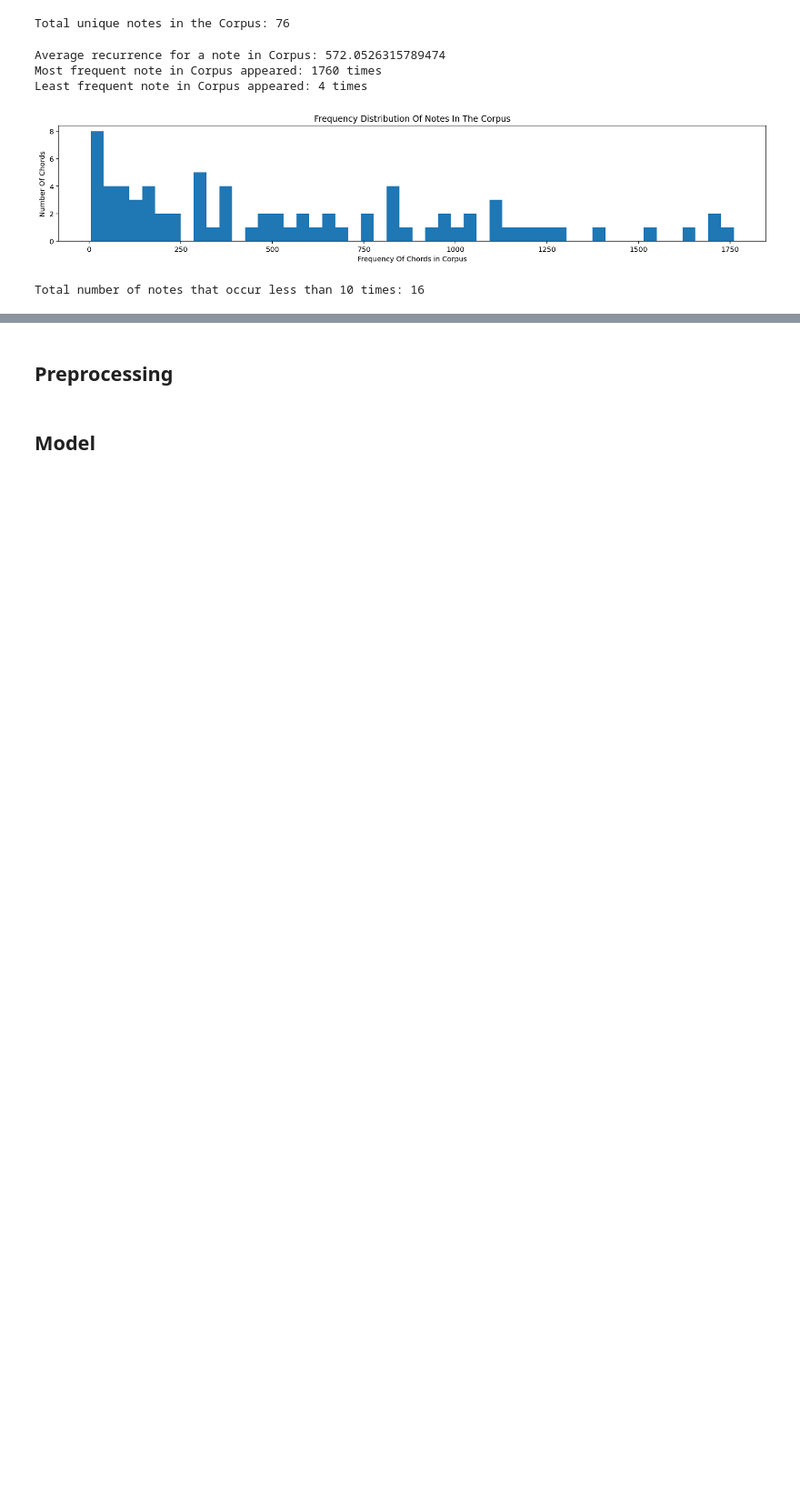
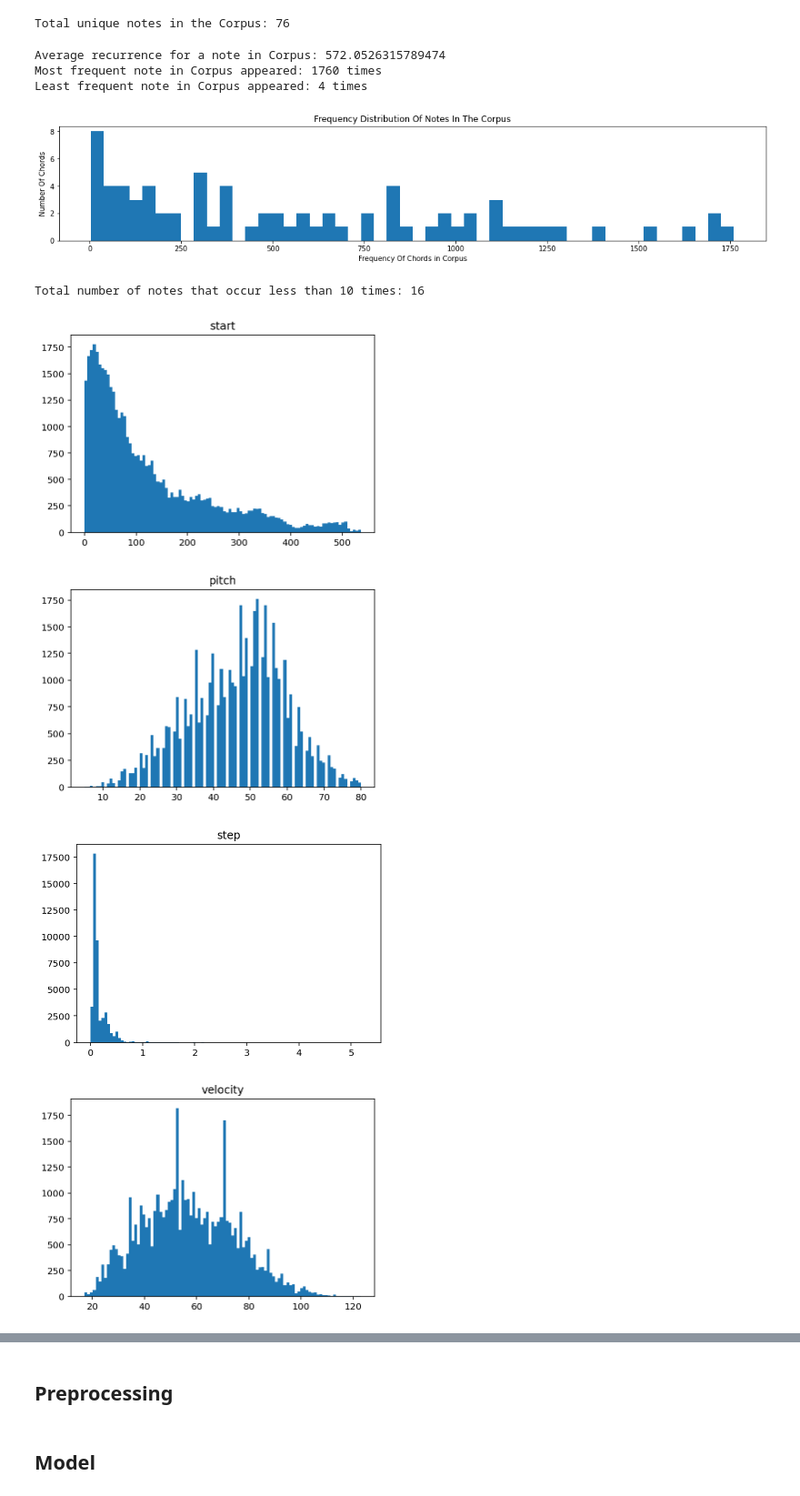
Before and after one commit to Karlobyo/composer_electronifire, a Jupyter notebook: notebooks/multivariate_model.ipynb, the cells around one changed output, grey strips where cells are left out. Shown: that part at 91% size. Drawn from its saved outputs; the diff is of its cells as text; code cells hidden in the pictures; blank space fills up the shorter version.

Commit message:
modified virtual machine+notebook

```diff
--- a/notebooks/multivariate_model.ipynb
+++ b/notebooks/multivariate_model.ipynb
@@ -101,4 +116,4 @@ sample_files.to_csv(os.path.join("..", "data", "processed_data",
 # %% [markdown]
 ### Load processed data
 # %%
-data = pd.read_csv('../data/processed_data/processed_data.csv', index_col=0)
+data = pd.read_csv('drive/MyDrive/Colab Notebooks/data/processed_data/processed_data.csv', index_col=0)
@@ -170,3 +169,13 @@ plt.show()
 print("Total number of notes that occur less than 10 times:", (counts<100).sum())
 # %% [output]
 Total number of notes that occur less than 10 times: 16
+# %%
+for col in data.columns:
+  plt.hist(data[col], bins=100)
+  plt.title(col)
+  plt.show()
+# %% [output]
+[figure, added]
+[figure, added]
+[figure, added]
+[figure, added]
```
Also changed, not shown: parts of 23 cells of this notebook, 5 other files.
